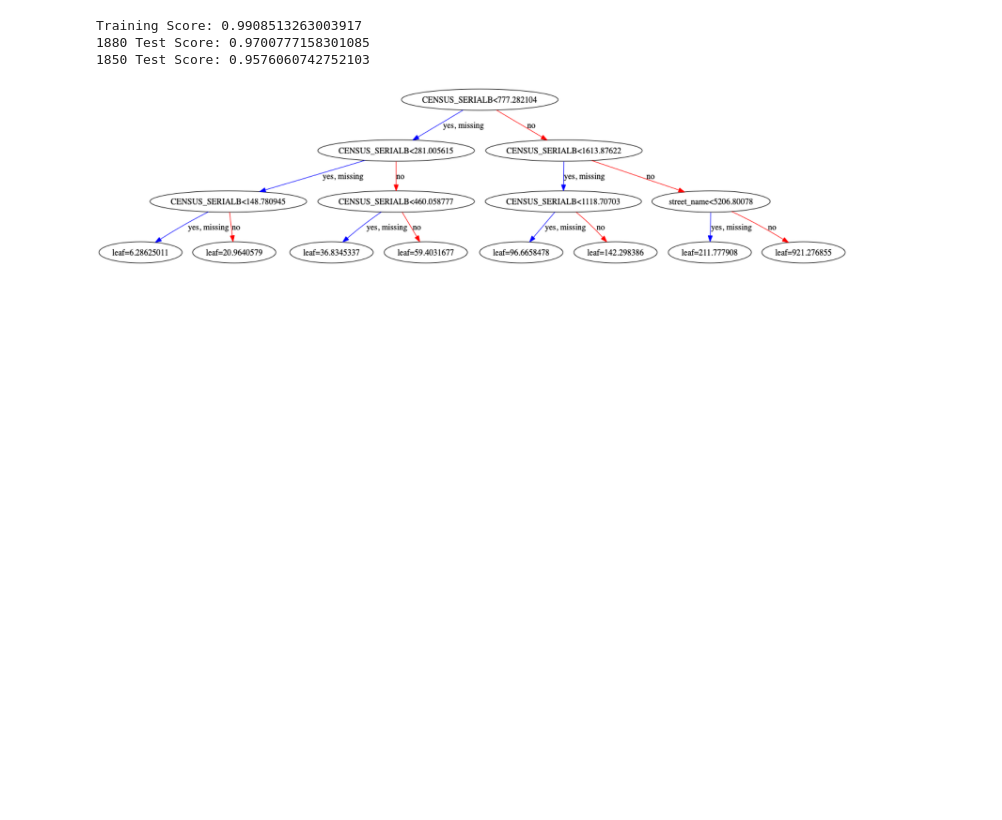
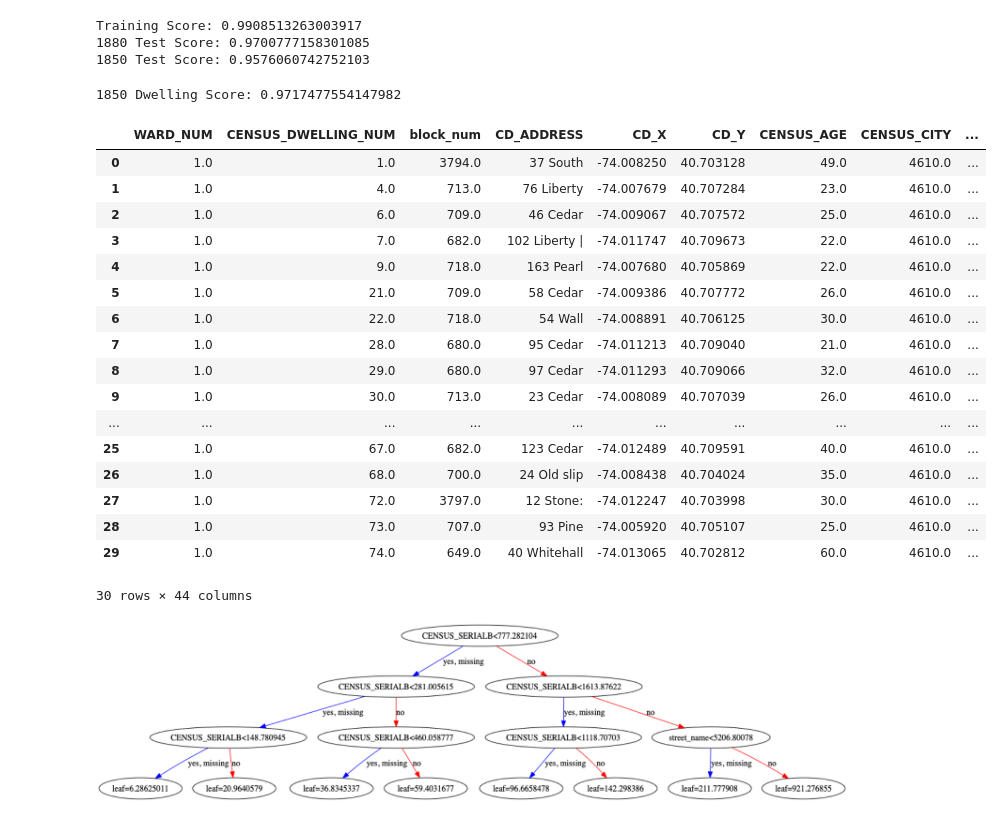
Before and after one commit to CenterForSpatialResearch/hnyc-spatial-linkage, a Jupyter notebook: Interpolation/Modeling Comparison.ipynb, the cells around one changed output. Cells and saved outputs as stored; diff of their text form; code cells hidden in the pictures; blank space fills up the shorter version.

Commit message:
block num prediction and dwellings between analysis

```diff
--- a/Interpolation/Modeling Comparison.ipynb
+++ b/Interpolation/Modeling Comparison.ipynb
@@ -63,6 +60,34 @@ print("1850 Test Score:", model_gboost.score(test_1850_X, test_1850_y))
 Training Score: 0.9908513263003917
 1880 Test Score: 0.9700777158301085
 1850 Test Score: 0.9576060742752103
+# %%
+#Let's try predicting on a dwelling level
+print("1850 Dwelling Score:", model_gboost.score(dwellings_1850.dropna(subset=["house_number"]).loc[:, cols], dwellings_1850.dropna(subset=["house_number"]).loc[:,"house_number"]))
+# %% [output]
+1850 Dwelling Score: 0.9717477554147982
+# %%
+dwellings_1850["predicted_house_number"] = model_gboost.predict(dwellings_1850.loc[:, cols])
+# %%
+dwellings_1850.head(30)
+# %% [output]
+|  | WARD_NUM | CENSUS_DWELLING_NUM | block_num | CD_ADDRESS | CD_X | CD_Y | CENSUS_AGE | CENSUS_CITY | ... |
+| 0 | 1.0 | 1.0 | 3794.0 | 37 South | -74.008250 | 40.703128 | 49.0 | 4610.0 | ... |
+| 1 | 1.0 | 4.0 | 713.0 | 76 Liberty | -74.007679 | 40.707284 | 23.0 | 4610.0 | ... |
+| 2 | 1.0 | 6.0 | 709.0 | 46 Cedar | -74.009067 | 40.707572 | 25.0 | 4610.0 | ... |
+| 3 | 1.0 | 7.0 | 682.0 | 102 Liberty | | -74.011747 | 40.709673 | 22.0 | 4610.0 | ... |
+| 4 | 1.0 | 9.0 | 718.0 | 163 Pearl | -74.007680 | 40.705869 | 22.0 | 4610.0 | ... |
+| 5 | 1.0 | 21.0 | 709.0 | 58 Cedar | -74.009386 | 40.707772 | 26.0 | 4610.0 | ... |
+| 6 | 1.0 | 22.0 | 718.0 | 54 Wall | -74.008891 | 40.706125 | 30.0 | 4610.0 | ... |
+| 7 | 1.0 | 28.0 | 680.0 | 95 Cedar | -74.011213 | 40.709040 | 21.0 | 4610.0 | ... |
+| 8 | 1.0 | 29.0 | 680.0 | 97 Cedar | -74.011293 | 40.709066 | 32.0 | 4610.0 | ... |
+| 9 | 1.0 | 30.0 | 713.0 | 23 Cedar | -74.008089 | 40.707039 | 26.0 | 4610.0 | ... |
+| ... | ... | ... | ... | ... | ... | ... | ... | ... | ... |
+| 25 | 1.0 | 67.0 | 682.0 | 123 Cedar | -74.012489 | 40.709591 | 40.0 | 4610.0 | ... |
+| 26 | 1.0 | 68.0 | 700.0 | 24 Old slip | -74.008438 | 40.704024 | 35.0 | 4610.0 | ... |
+| 27 | 1.0 | 72.0 | 3797.0 | 12 Stone: | -74.012247 | 40.703998 | 30.0 | 4610.0 | ... |
+| 28 | 1.0 | 73.0 | 707.0 | 93 Pine | -74.005920 | 40.705107 | 25.0 | 4610.0 | ... |
+| 29 | 1.0 | 74.0 | 649.0 | 40 Whitehall | -74.013065 | 40.702812 | 60.0 | 4610.0 | ... |
+30 rows × 44 columns
 # %%
 plot_tree(model_gboost.named_steps["regressor"])
 fig = plt.gcf()
```
Also changed, not shown: parts of 20 cells of this notebook, 5 other files.
